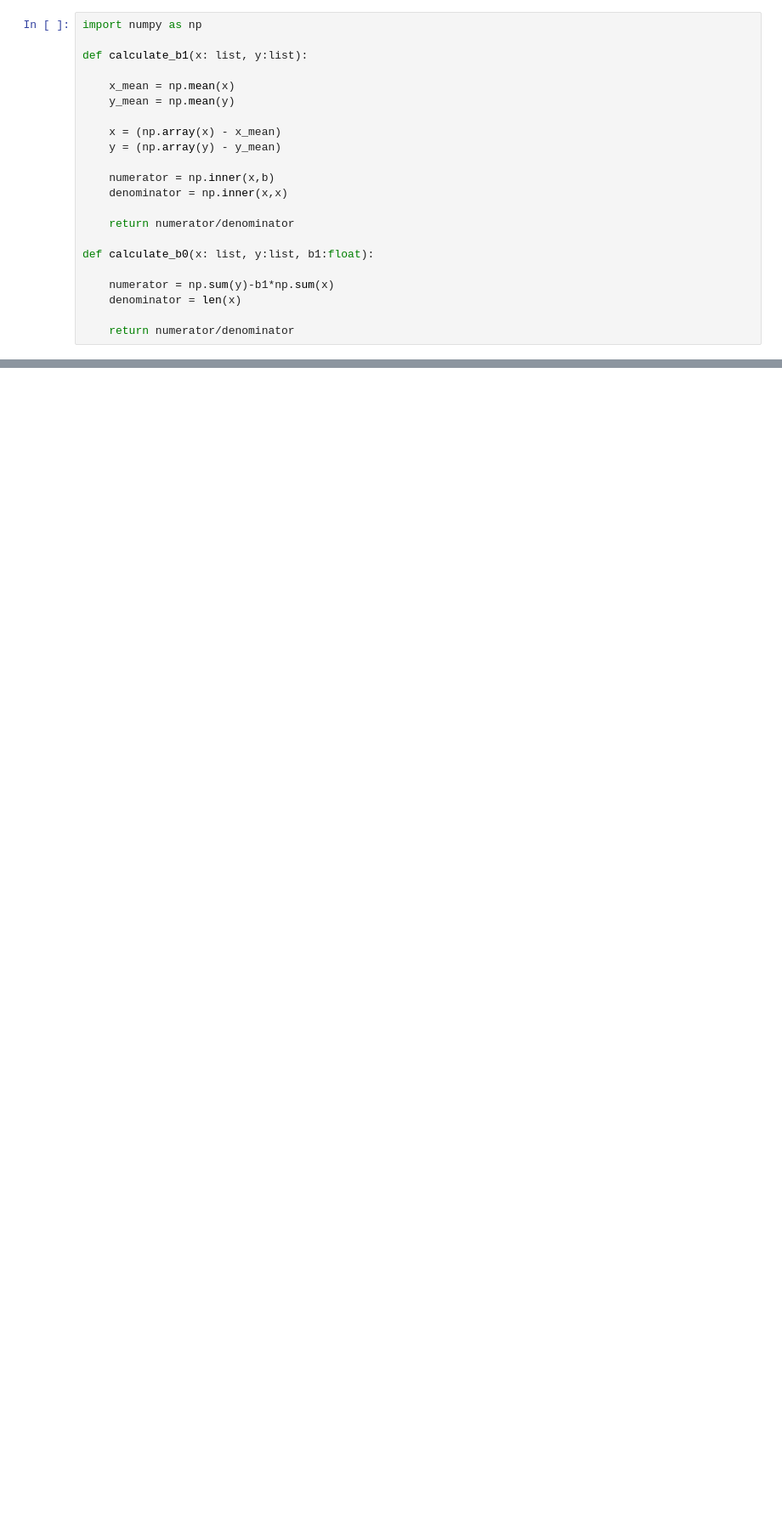
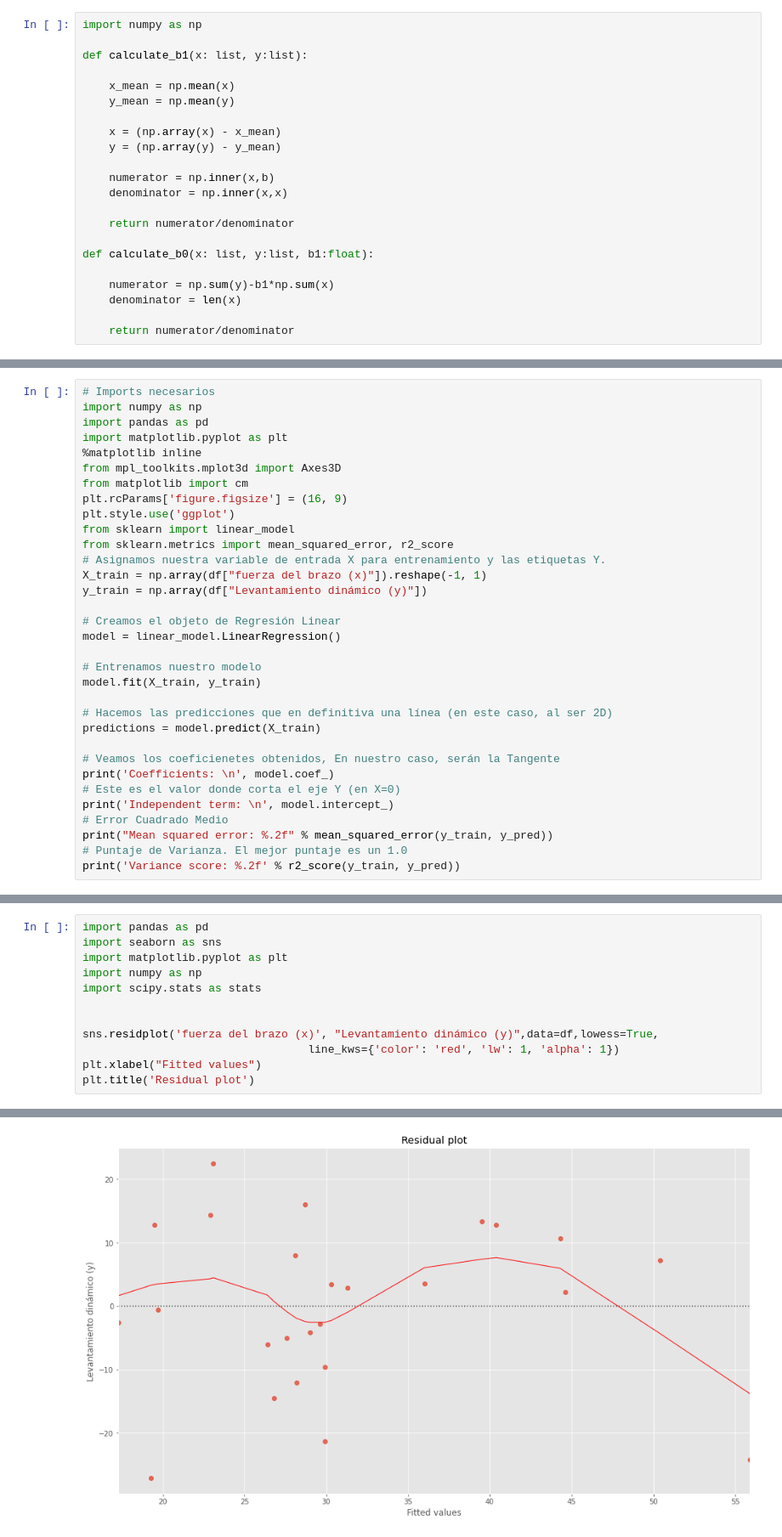
Before and after one commit to papagala/DataScienceMastersDegree, a Jupyter notebook: statistics/notebooks/3-1.ipynb, the cells around one changed output, grey strips where cells are left out. Shown: that part at 85% size. Drawn from its saved outputs; the diff is of its cells as text; blank space fills up the shorter version.

```diff
--- a/statistics/notebooks/3-1.ipynb
+++ b/statistics/notebooks/3-1.ipynb
@@ -66,0 +78,33 @@ calculate_b0(x=df["fuerza del brazo (x)"],y=df["Levantamiento dinámico (y)"],b1
+# %%
+# Imports necesarios
+import numpy as np
+import pandas as pd
+import matplotlib.pyplot as plt
+%matplotlib inline
+from mpl_toolkits.mplot3d import Axes3D
+from matplotlib import cm
+plt.rcParams['figure.figsize'] = (16, 9)
+plt.style.use('ggplot')
+from sklearn import linear_model
+from sklearn.metrics import mean_squared_error, r2_score
+# Asignamos nuestra variable de entrada X para entrenamiento y las etiquetas Y.
+X_train = np.array(df["fuerza del brazo (x)"]).reshape(-1, 1)
+y_train = np.array(df["Levantamiento dinámico (y)"])
+
+# Creamos el objeto de Regresión Linear
+model = linear_model.LinearRegression()
+
+# Entrenamos nuestro modelo
+model.fit(X_train, y_train)
+
+# Hacemos las predicciones que en definitiva una línea (en este caso, al ser 2D)
+predictions = model.predict(X_train)
+
+# Veamos los coeficienetes obtenidos, En nuestro caso, serán la Tangente
+print('Coefficients: \n', model.coef_)
+# Este es el valor donde corta el eje Y (en X=0)
+print('Independent term: \n', model.intercept_)
+# Error Cuadrado Medio
+print("Mean squared error: %.2f" % mean_squared_error(y_train, y_pred))
+# Puntaje de Varianza. El mejor puntaje es un 1.0
+print('Variance score: %.2f' % r2_score(y_train, y_pred))
@@ -66,0 +126,13 @@ calculate_b0(x=df["fuerza del brazo (x)"],y=df["Levantamiento dinámico (y)"],b1
+# %%
+import pandas as pd
+import seaborn as sns
+import matplotlib.pyplot as plt
+import numpy as np
+import scipy.stats as stats
+
+
+sns.residplot('fuerza del brazo (x)', "Levantamiento dinámico (y)",data=df,lowess=True,
+                                  line_kws={'color': 'red', 'lw': 1, 'alpha': 1})
+plt.xlabel("Fitted values")
+plt.title('Residual plot')
+# %% [output]
@@ -66,0 +140 @@ calculate_b0(x=df["fuerza del brazo (x)"],y=df["Levantamiento dinámico (y)"],b1
+[figure, added]
```
Also changed, not shown: parts of 8 cells of this notebook, 2 other files.
